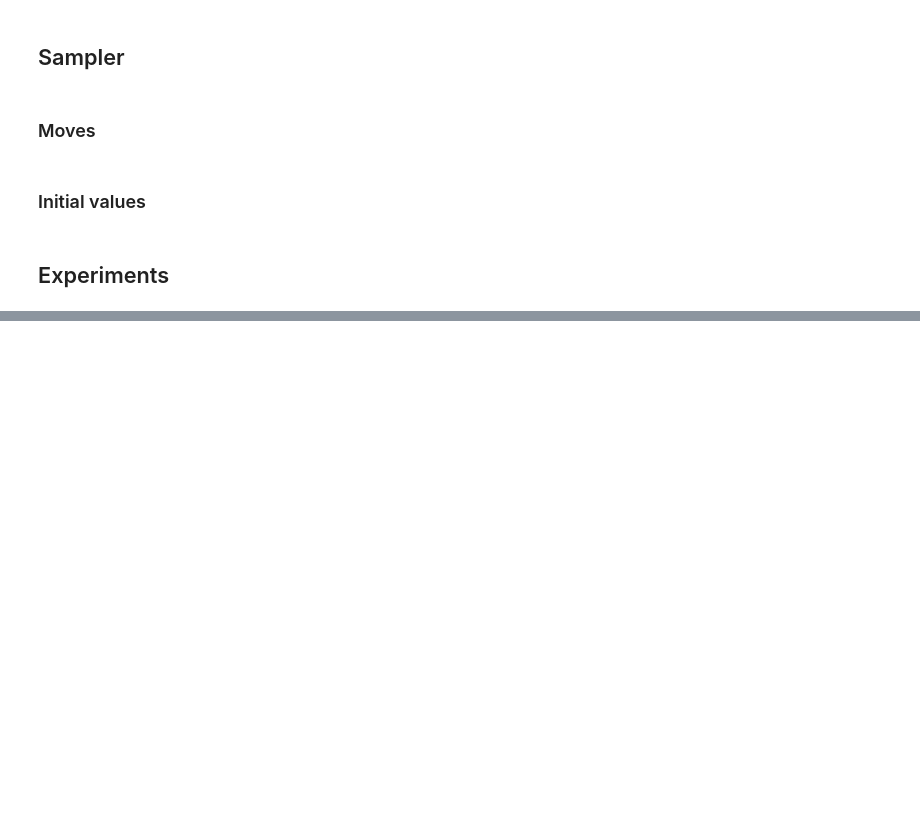
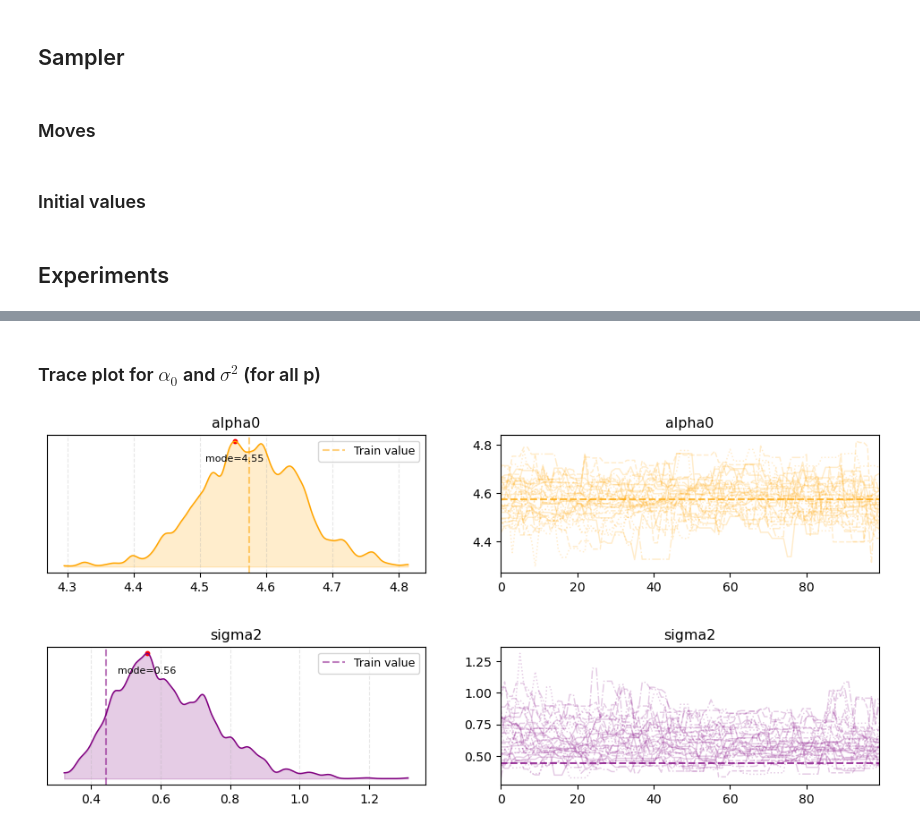
Before and after one commit to antcc/rk-bfr-jump, a Jupyter notebook: linear_regression.ipynb, the cells around one changed output, grey strips where cells are left out. Cells and saved outputs as stored; diff of their text form; code cells hidden in the pictures; blank space fills up the shorter version.

```diff
--- a/linear_regression.ipynb
+++ b/linear_regression.ipynb
@@ -1010,0 +1138,24 @@ Posterior distribution and trace across all walkers (T=1)
+# %% [markdown]
+### Trace plot for $\alpha_0$ and $\sigma^2$ (for all p)
+# %%
+plot_trace(
+    full_chain_common[..., 0],
+    "alpha0",
+    None,
+    Y.mean()
+      if SYNTHETIC_DATA and MODEL_GEN == "RKHS" else None,
+    mode=True,
+    color=COLORS[2],
+)
+plot_trace(
+    full_chain_common[..., 1],
+    "sigma2",
+    None,
+    np.var(y[idx_train] - y_noiseless[idx_train])
+      if SYNTHETIC_DATA and MODEL_GEN == "RKHS" else None,
+    mode=True,
+    color=COLORS[3],
+)
+# %% [output]
+[figure, added]
+[figure, added]
```
Also changed, not shown: parts of 16 cells of this notebook.
